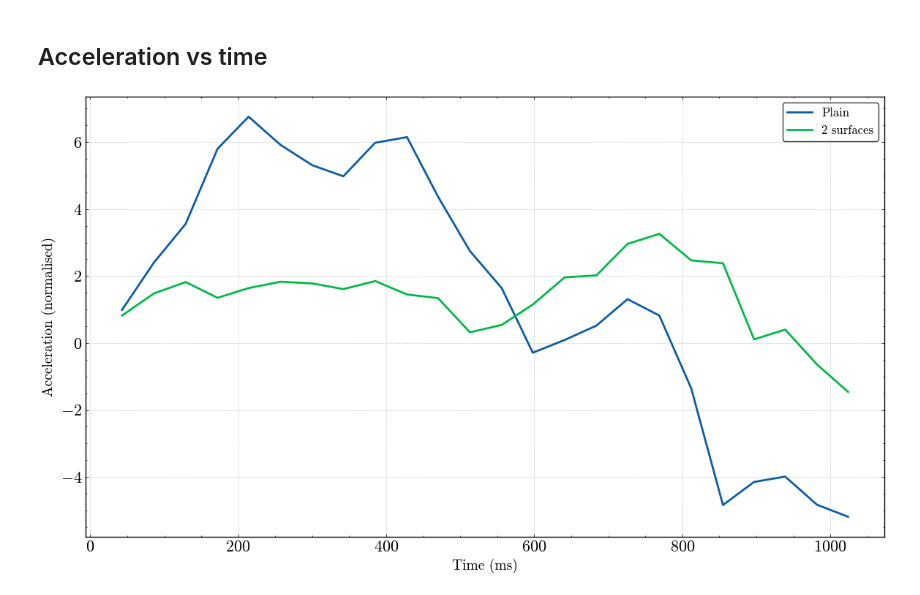
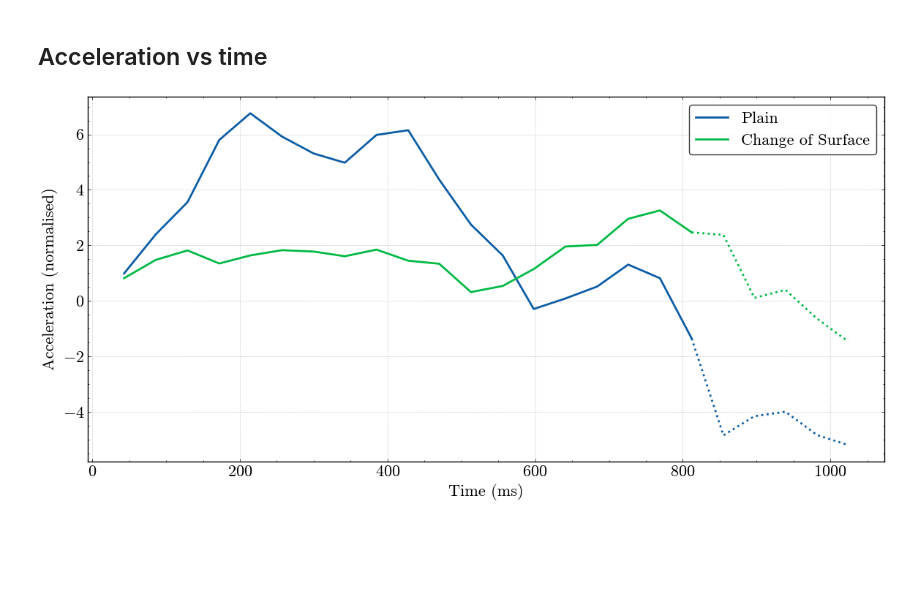
Before and after one commit to addaia/PHREDO, a Jupyter notebook: plotter.ipynb, the cells around one changed output. Drawn from its saved outputs; the diff is of its cells as text; code cells hidden in the pictures; blank space fills up the shorter version.

```diff
--- a/plotter.ipynb
+++ b/plotter.ipynb
@@ -100,39 +100,49 @@ data_str2 = """
 172 1.35
 214 1.64
 257 1.83
 300 1.78
 342 1.61
 385 1.85
 428 1.45
 470 1.34
 513 0.32
 556 0.54
 598 1.15
 641 1.96
 684 2.02
 726 2.96
 769 3.26
 812 2.47
 855 2.38
 897 0.11
 939 0.40
 982 -0.64
 1024 -1.46
 """
 
-# parse
+# parse)
 times1, acc1 = parse_data(data_str1)
 times2, acc2 = parse_data(data_str2)
 
-# Create the plot
-plt.figure(figsize=(12, 7))
-plt.plot(times1, acc1, linestyle='-', linewidth=2, label='Plain')
-plt.plot(times2, acc2, linestyle='-', linewidth=2, label='2 surfaces')
-plt.xlabel("Time (ms)", fontsize=14)
-plt.ylabel("Acceleration (normalised)", fontsize=14)
-plt.legend(fontsize=12)
+# split index
+split_index1 = len(times1) - 6
+split_index2 = len(times2) - 6
+
+plt.figure(figsize=(12, 6))
+
+# plain
+line1, = plt.plot(times1[:split_index1+1], acc1[:split_index1+1], linestyle='-', linewidth=2, label='Plain')
+plt.plot(times1[split_index1:], acc1[split_index1:], linestyle=':', linewidth=2, color=line1.get_color())
+
+# CoS
+line2, = plt.plot(times2[:split_index2+1], acc2[:split_index2+1], linestyle='-', linewidth=2, label='Change of Surface')
+plt.plot(times2[split_index2:], acc2[split_index2:], linestyle=':', linewidth=2, color=line2.get_color())
+
+plt.xlabel("Time (ms)")
+plt.ylabel("Acceleration (normalised)")
+plt.legend()
 plt.grid(True, linestyle='--', alpha=0.7)
 plt.tight_layout()
 plt.show()
 # %% [output]
-[figure, old version]
+[figure, new version]
```
